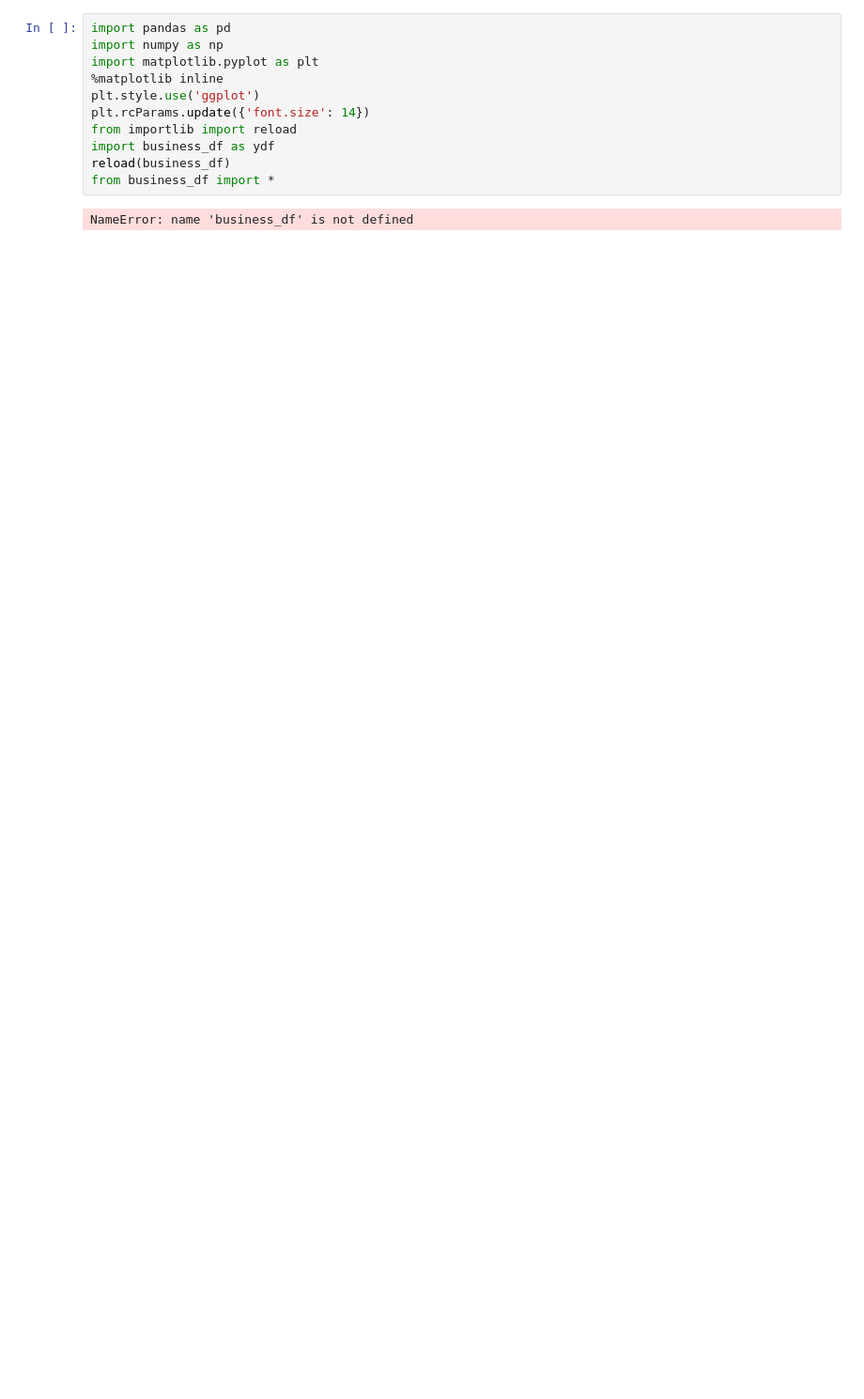
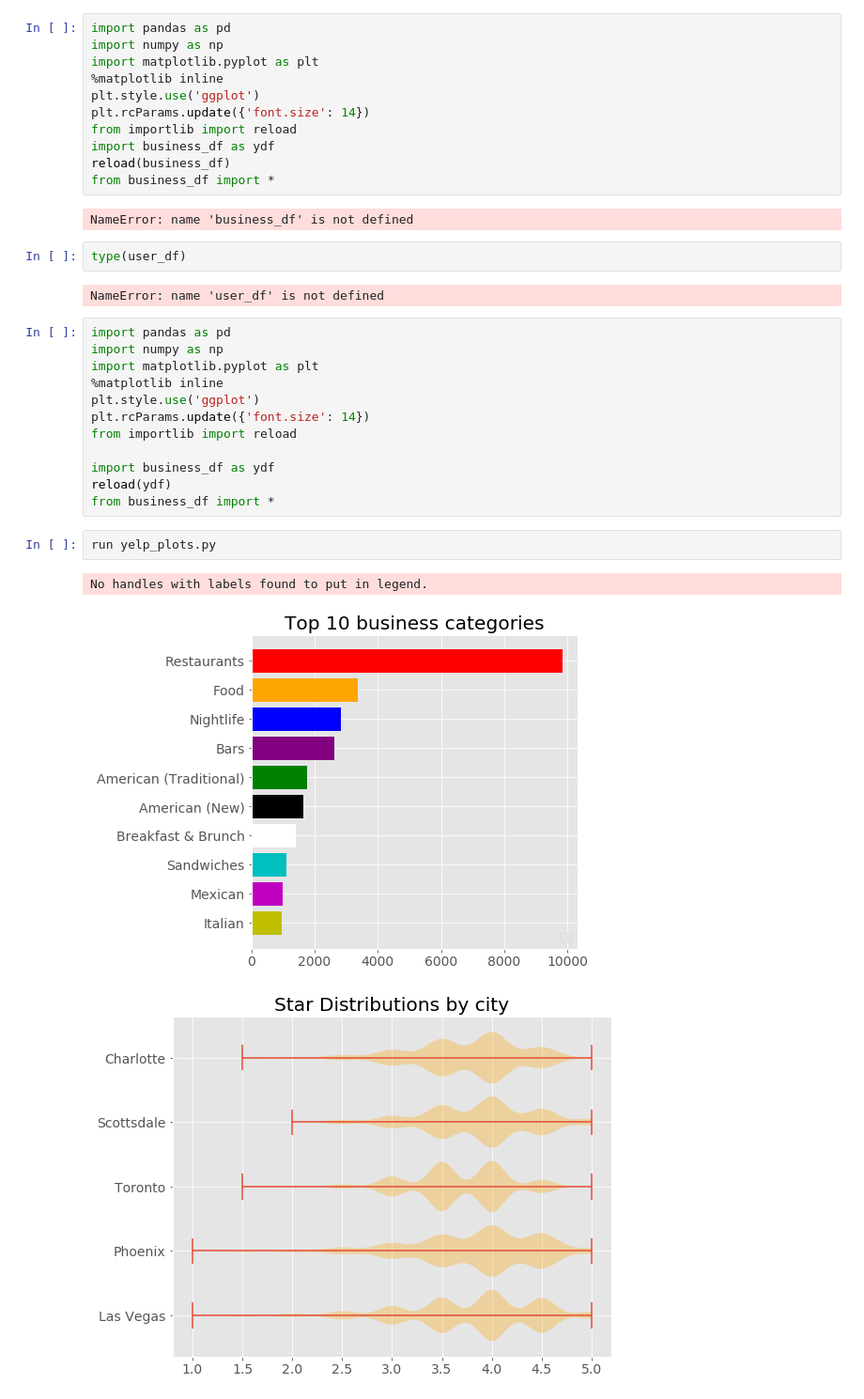
Before and after one commit to Laura-Kimble/Yelp-Reviews, a Jupyter notebook: notebooks/more_eda.ipynb, the cells around one changed output. Shown at 94% size. Drawn from its saved outputs; the diff is of its cells as text; blank space fills up the shorter version.

```diff
--- a/notebooks/more_eda.ipynb
+++ b/notebooks/more_eda.ipynb
@@ -258,3 +271,25 @@ reload(business_df)
 from business_df import *
 # %% [output]
 NameError: name 'business_df' is not defined
+# %%
+type(user_df)
+# %% [output]
+NameError: name 'user_df' is not defined
+# %%
+import pandas as pd
+import numpy as np
+import matplotlib.pyplot as plt
+%matplotlib inline
+plt.style.use('ggplot')
+plt.rcParams.update({'font.size': 14})
+from importlib import reload
+
+import business_df as ydf
+reload(ydf)
+from business_df import *
+# %%
+run yelp_plots.py
+# %% [output]
+No handles with labels found to put in legend.
+[figure, added]
+[figure, added]
```
Also changed, not shown: parts of 12 cells of this notebook, 18 other files.
